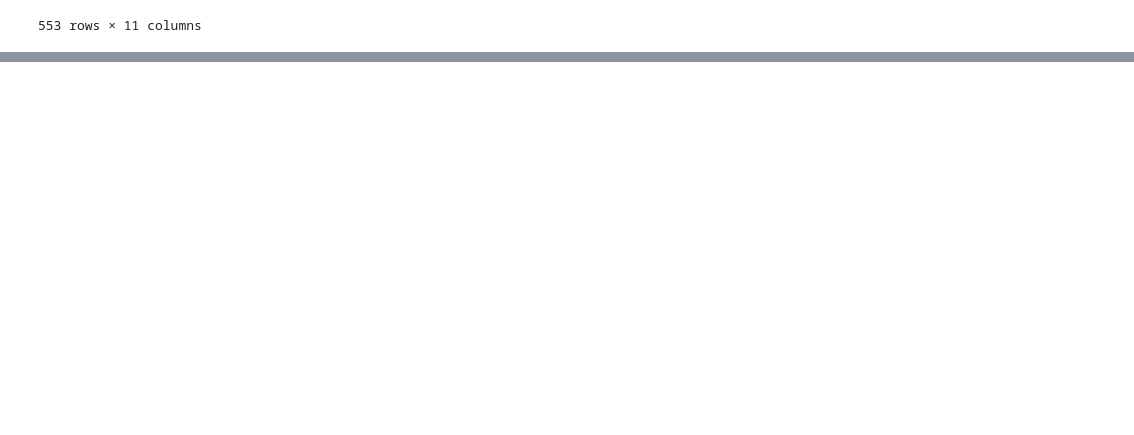
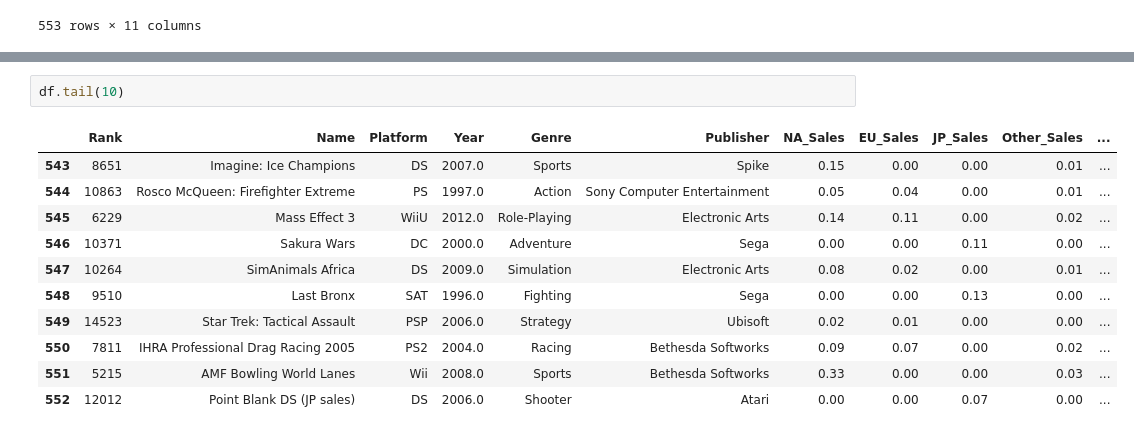
Before and after one commit to denkattt/Python, a Jupyter notebook: Scripts/pr4/test.ipynb, the cells around one changed output, grey strips where cells are left out. Cells and saved outputs as stored; diff of their text form; blank space fills up the shorter version.

```diff
--- a/Scripts/pr4/test.ipynb
+++ b/Scripts/pr4/test.ipynb
@@ -22,0 +39,14 @@ df.shape
+# %%
+df.tail(10)
+# %% [output]
+|  | Rank | Name | Platform | Year | Genre | Publisher | NA_Sales | EU_Sales | JP_Sales | Other_Sales | ... |
+| 543 | 8651 | Imagine: Ice Champions | DS | 2007.0 | Sports | Spike | 0.15 | 0.00 | 0.00 | 0.01 | ... |
+| 544 | 10863 | Rosco McQueen: Firefighter Extreme | PS | 1997.0 | Action | Sony Computer Entertainment | 0.05 | 0.04 | 0.00 | 0.01 | ... |
+| 545 | 6229 | Mass Effect 3 | WiiU | 2012.0 | Role-Playing | Electronic Arts | 0.14 | 0.11 | 0.00 | 0.02 | ... |
+| 546 | 10371 | Sakura Wars | DC | 2000.0 | Adventure | Sega | 0.00 | 0.00 | 0.11 | 0.00 | ... |
+| 547 | 10264 | SimAnimals Africa | DS | 2009.0 | Simulation | Electronic Arts | 0.08 | 0.02 | 0.00 | 0.01 | ... |
+| 548 | 9510 | Last Bronx | SAT | 1996.0 | Fighting | Sega | 0.00 | 0.00 | 0.13 | 0.00 | ... |
+| 549 | 14523 | Star Trek: Tactical Assault | PSP | 2006.0 | Strategy | Ubisoft | 0.02 | 0.01 | 0.00 | 0.00 | ... |
+| 550 | 7811 | IHRA Professional Drag Racing 2005 | PS2 | 2004.0 | Racing | Bethesda Softworks | 0.09 | 0.07 | 0.00 | 0.02 | ... |
+| 551 | 5215 | AMF Bowling World Lanes | Wii | 2008.0 | Sports | Bethesda Softworks | 0.33 | 0.00 | 0.00 | 0.03 | ... |
+| 552 | 12012 | Point Blank DS (JP sales) | DS | 2006.0 | Shooter | Atari | 0.00 | 0.00 | 0.07 | 0.00 | ... |
```
Also changed, not shown: parts of 14 cells of this notebook.
